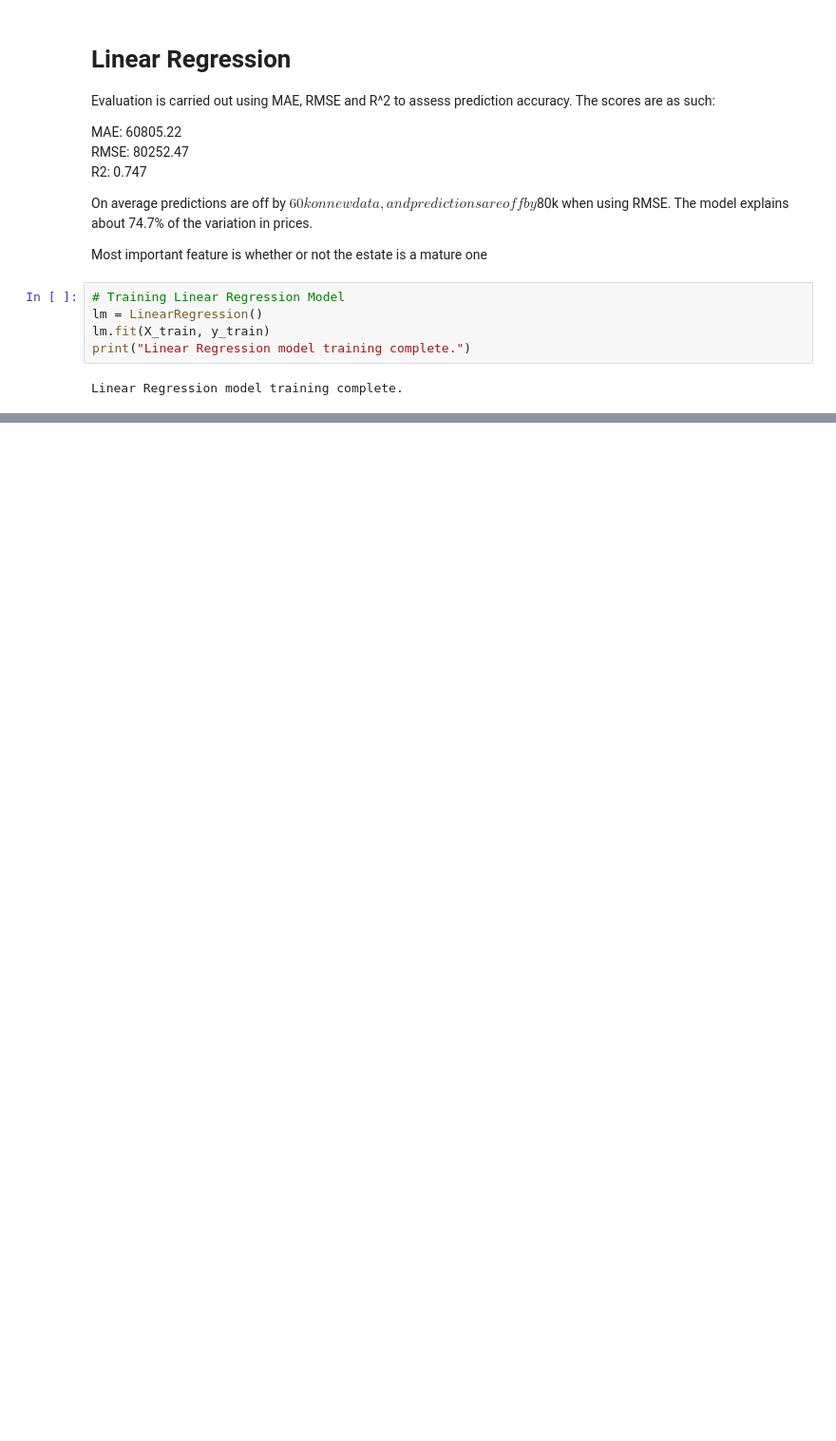
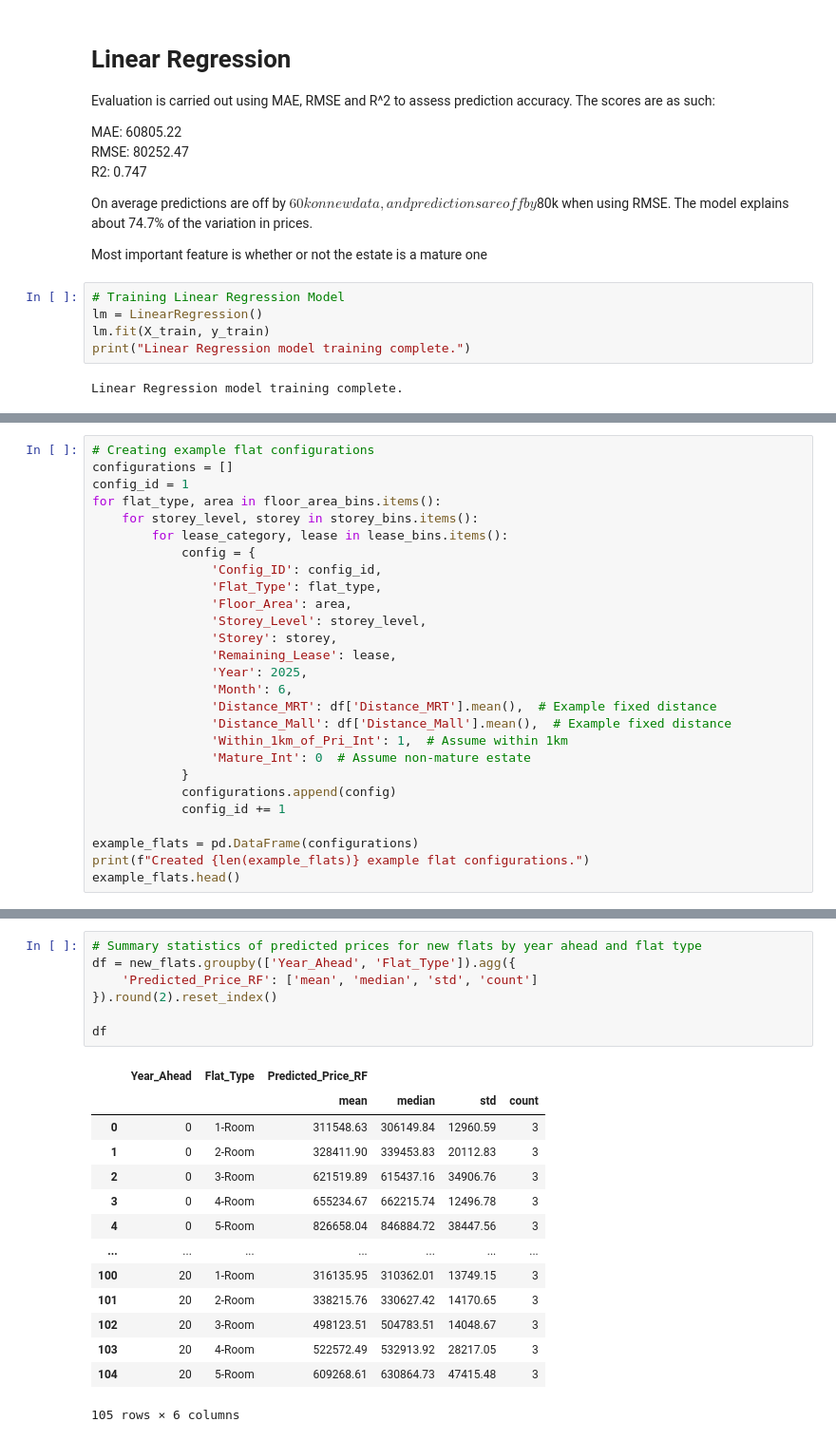
Before and after one commit to dillonchong01/CS3244-Group-25, a Jupyter notebook: model_training/Prediction.ipynb, the cells around one changed output, grey strips where cells are left out. Shown at 95% size. Drawn from its saved outputs; the diff is of its cells as text; blank space fills up the shorter version.

Commit message:
added 10yr pred table

```diff
--- a/model_training/Prediction.ipynb
+++ b/model_training/Prediction.ipynb
@@ -381,0 +457,27 @@ Feature Coefficients (Linear Regression):
+# %%
+# Creating example flat configurations
+configurations = []
+config_id = 1
+for flat_type, area in floor_area_bins.items():
+    for storey_level, storey in storey_bins.items():
+        for lease_category, lease in lease_bins.items():
+            config = {
+                'Config_ID': config_id,
+                'Flat_Type': flat_type,
+                'Floor_Area': area,
+                'Storey_Level': storey_level,
+                'Storey': storey,
+                'Remaining_Lease': lease,
+                'Year': 2025,
+                'Month': 6,
+                'Distance_MRT': df['Distance_MRT'].mean(),  # Example fixed distance
+                'Distance_Mall': df['Distance_Mall'].mean(),  # Example fixed distance
+                'Within_1km_of_Pri_Int': 1,  # Assume within 1km
+                'Mature_Int': 0  # Assume non-mature estate
+            }
+            configurations.append(config)
+            config_id += 1
+
+example_flats = pd.DataFrame(configurations)
+print(f"Created {len(example_flats)} example flat configurations.")
+example_flats.head()
@@ -381,0 +634,22 @@ Feature Coefficients (Linear Regression):
+# %%
+# Summary statistics of predicted prices for new flats by year ahead and flat type
+df = new_flats.groupby(['Year_Ahead', 'Flat_Type']).agg({
+    'Predicted_Price_RF': ['mean', 'median', 'std', 'count']
+}).round(2).reset_index()
+
+df
+# %% [output]
+|  | Year_Ahead | Flat_Type | Predicted_Price_RF |  |  |  |
+|  |  |  | mean | median | std | count |
+| 0 | 0 | 1-Room | 311548.63 | 306149.84 | 12960.59 | 3 |
+| 1 | 0 | 2-Room | 328411.90 | 339453.83 | 20112.83 | 3 |
+| 2 | 0 | 3-Room | 621519.89 | 615437.16 | 34906.76 | 3 |
+| 3 | 0 | 4-Room | 655234.67 | 662215.74 | 12496.78 | 3 |
+| 4 | 0 | 5-Room | 826658.04 | 846884.72 | 38447.56 | 3 |
+| ... | ... | ... | ... | ... | ... | ... |
+| 100 | 20 | 1-Room | 316135.95 | 310362.01 | 13749.15 | 3 |
+| 101 | 20 | 2-Room | 338215.76 | 330627.42 | 14170.65 | 3 |
+| 102 | 20 | 3-Room | 498123.51 | 504783.51 | 14048.67 | 3 |
+| 103 | 20 | 4-Room | 522572.49 | 532913.92 | 28217.05 | 3 |
+| 104 | 20 | 5-Room | 609268.61 | 630864.73 | 47415.48 | 3 |
+105 rows × 6 columns
```
Also changed, not shown: parts of 15 cells of this notebook, 1 other file.
